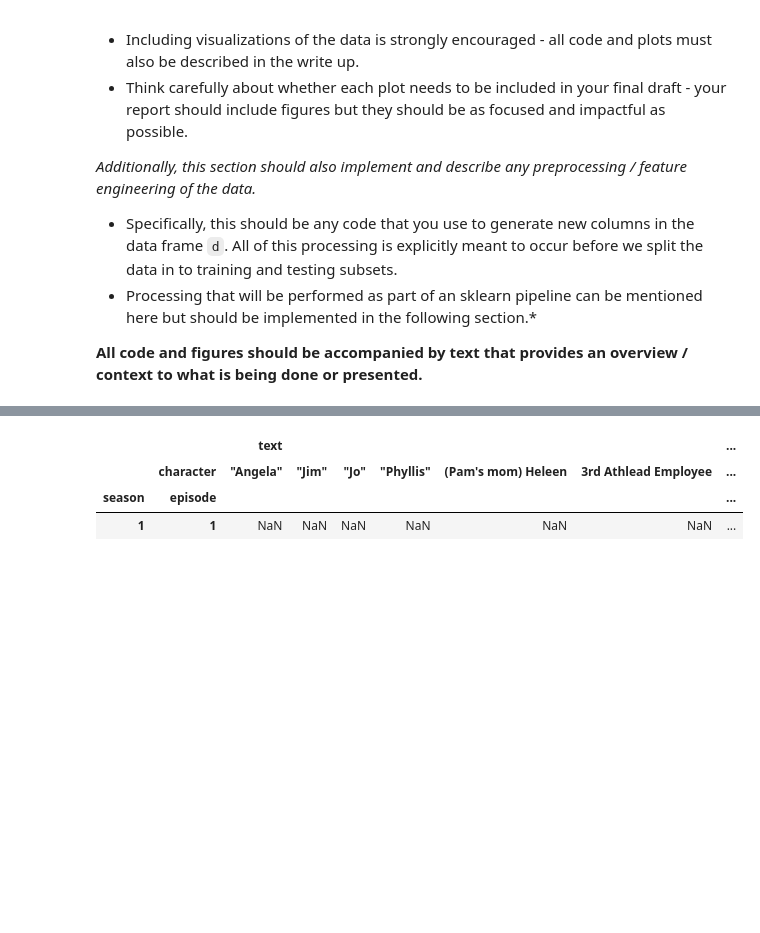
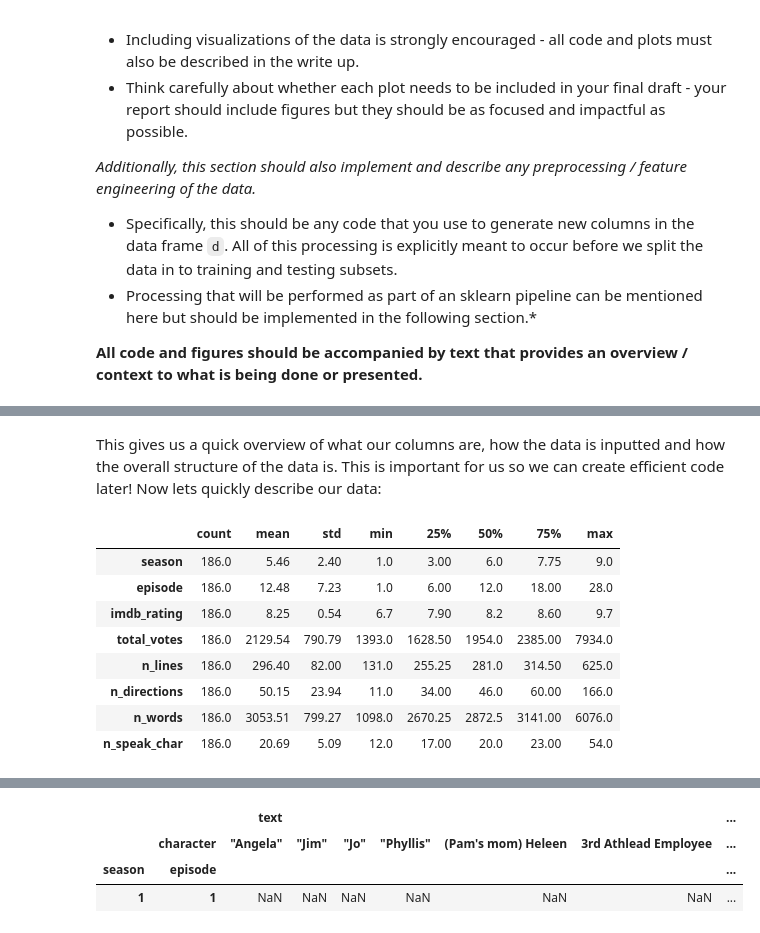
Before and after one commit to Mengyao41/ML_proj1, a Jupyter notebook: project1.ipynb, the cells around one changed output, grey strips where cells are left out. Saved outputs shown, nothing was run; the diff lists cells and outputs as text; code cells hidden in the pictures; blank space fills up the shorter version.

```diff
--- a/project1.ipynb
+++ b/project1.ipynb
@@ -68,0 +86,15 @@ After making sure that all the necessary libraries or submodules are uploaded he
+# %% [markdown]
+This gives us a quick overview of what our columns are, how the data is inputted and how the overall structure of the data is. This is important for us so we can create efficient code later!
+Now lets quickly describe our data:
+# %%
+display(data.describe().T.round(2))
+# %% [output]
+|  | count | mean | std | min | 25% | 50% | 75% | max |
+| season | 186.0 | 5.46 | 2.40 | 1.0 | 3.00 | 6.0 | 7.75 | 9.0 |
+| episode | 186.0 | 12.48 | 7.23 | 1.0 | 6.00 | 12.0 | 18.00 | 28.0 |
+| imdb_rating | 186.0 | 8.25 | 0.54 | 6.7 | 7.90 | 8.2 | 8.60 | 9.7 |
+| total_votes | 186.0 | 2129.54 | 790.79 | 1393.0 | 1628.50 | 1954.0 | 2385.00 | 7934.0 |
+| n_lines | 186.0 | 296.40 | 82.00 | 131.0 | 255.25 | 281.0 | 314.50 | 625.0 |
+| n_directions | 186.0 | 50.15 | 23.94 | 11.0 | 34.00 | 46.0 | 60.00 | 166.0 |
+| n_words | 186.0 | 3053.51 | 799.27 | 1098.0 | 2670.25 | 2872.5 | 3141.00 | 6076.0 |
+| n_speak_char | 186.0 | 20.69 | 5.09 | 12.0 | 17.00 | 20.0 | 23.00 | 54.0 |
```
Also changed, not shown: parts of 34 cells of this notebook.
